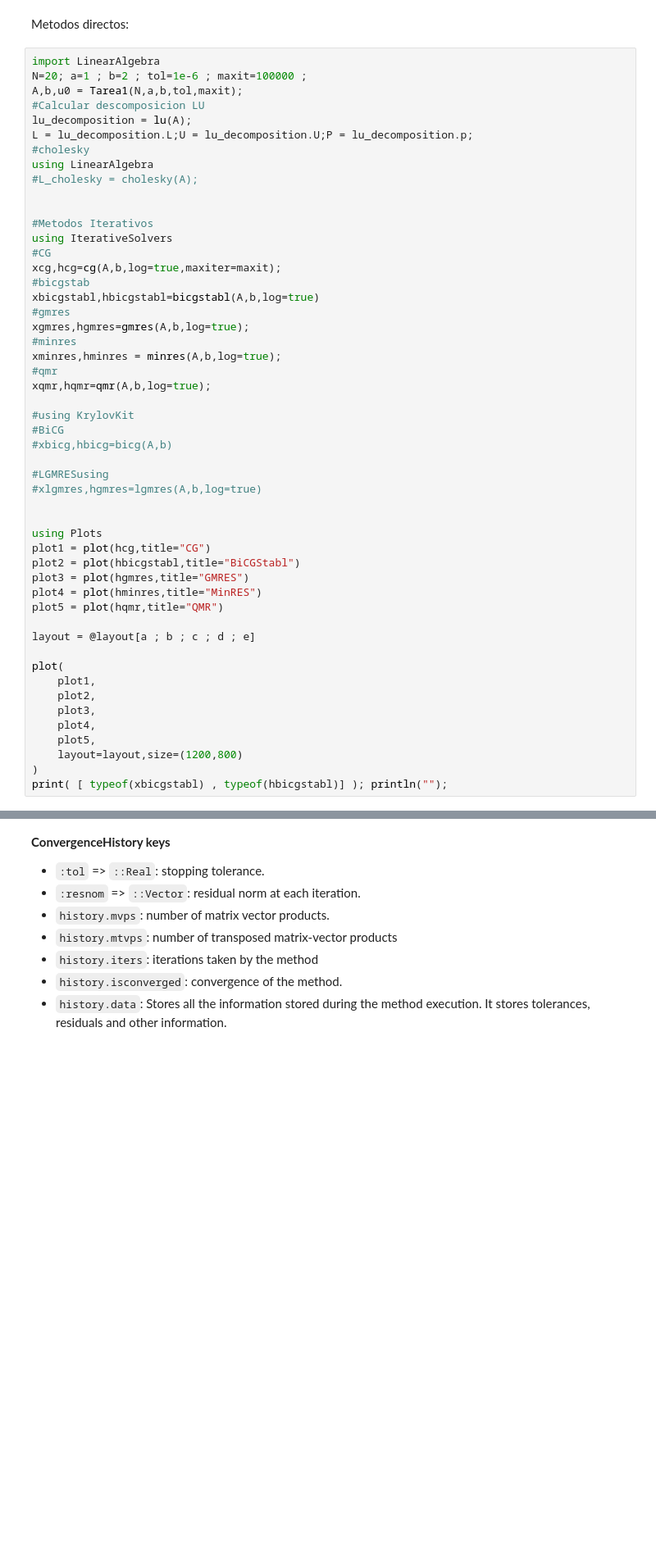
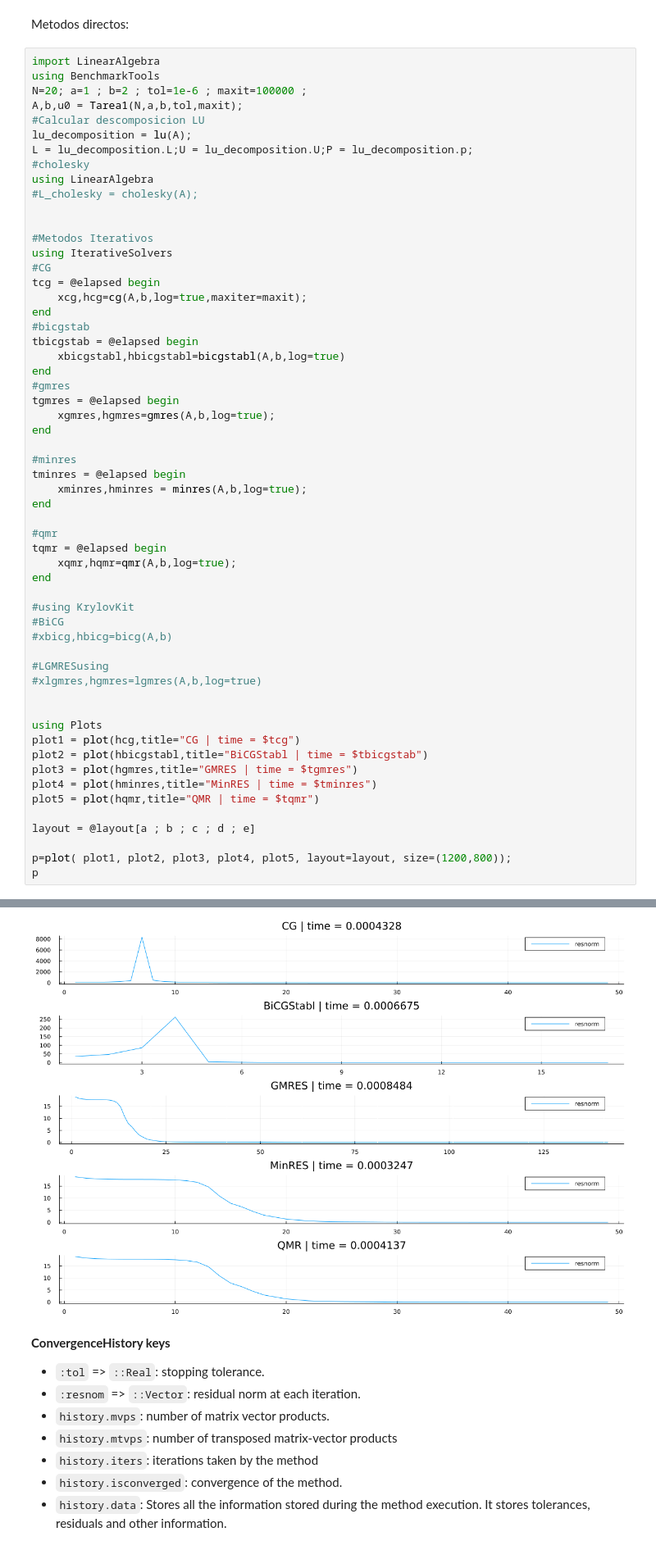
Before and after one commit to ncarrillo93/MetodosIterativos, a Jupyter notebook: Tarea 1.ipynb, the cells around one changed output, grey strips where cells are left out. Shown at 82% size. Drawn from its saved outputs; the diff is of its cells as text; blank space fills up the shorter version.

```diff
--- a/Tarea 1.ipynb
+++ b/Tarea 1.ipynb
@@ -52,6 +53,7 @@ Tarea1 (generic function with 1 method)
 Metodos directos:
 # %%
 import LinearAlgebra
+using BenchmarkTools
 N=20; a=1 ; b=2 ; tol=1e-6 ; maxit=100000 ;
 A,b,u0 = Tarea1(N,a,b,tol,maxit);
 #Calcular descomposicion LU
@@ -65,15 +67,27 @@ using LinearAlgebra
 #Metodos Iterativos
 using IterativeSolvers
 #CG
-xcg,hcg=cg(A,b,log=true,maxiter=maxit);
+tcg = @elapsed begin
+    xcg,hcg=cg(A,b,log=true,maxiter=maxit);
+end
 #bicgstab
-xbicgstabl,hbicgstabl=bicgstabl(A,b,log=true)
+tbicgstab = @elapsed begin
+    xbicgstabl,hbicgstabl=bicgstabl(A,b,log=true)
+end
 #gmres
-xgmres,hgmres=gmres(A,b,log=true);
+tgmres = @elapsed begin
+    xgmres,hgmres=gmres(A,b,log=true);
+end
+
 #minres
-xminres,hminres = minres(A,b,log=true);
+tminres = @elapsed begin
+    xminres,hminres = minres(A,b,log=true);
+end
+
 #qmr
-xqmr,hqmr=qmr(A,b,log=true);
+tqmr = @elapsed begin
+    xqmr,hqmr=qmr(A,b,log=true);
+end
 
 #using KrylovKit
 #BiCG
@@ -84,21 +98,14 @@ xqmr,hqmr=qmr(A,b,log=true);
 
 
 using Plots
-plot1 = plot(hcg,title="CG")
-plot2 = plot(hbicgstabl,title="BiCGStabl")
-plot3 = plot(hgmres,title="GMRES")
-plot4 = plot(hminres,title="MinRES")
-plot5 = plot(hqmr,title="QMR")
+plot1 = plot(hcg,title="CG | time = $tcg")
+plot2 = plot(hbicgstabl,title="BiCGStabl | time = $tbicgstab")
+plot3 = plot(hgmres,title="GMRES | time = $tgmres")
+plot4 = plot(hminres,title="MinRES | time = $tminres")
+plot5 = plot(hqmr,title="QMR | time = $tqmr")
 
 layout = @layout[a ; b ; c ; d ; e]
 
-plot(
-    plot1,
-    plot2,
-    plot3,
-    plot4,
-    plot5,
-    layout=layout,size=(1200,800)
-)
-print( [ typeof(xbicgstabl) , typeof(hbicgstabl)] ); println("");
+p=plot( plot1, plot2, plot3, plot4, plot5, layout=layout, size=(1200,800));
+p
 # %% [output]
@@ -106,3 +112,4 @@ DataType[Vector{Float64}, ConvergenceHistory{true, Nothing}]
+[figure, added]
 # %% [markdown]
 **ConvergenceHistory keys**
 
```
Also changed, not shown: parts of 3 cells of this notebook.
